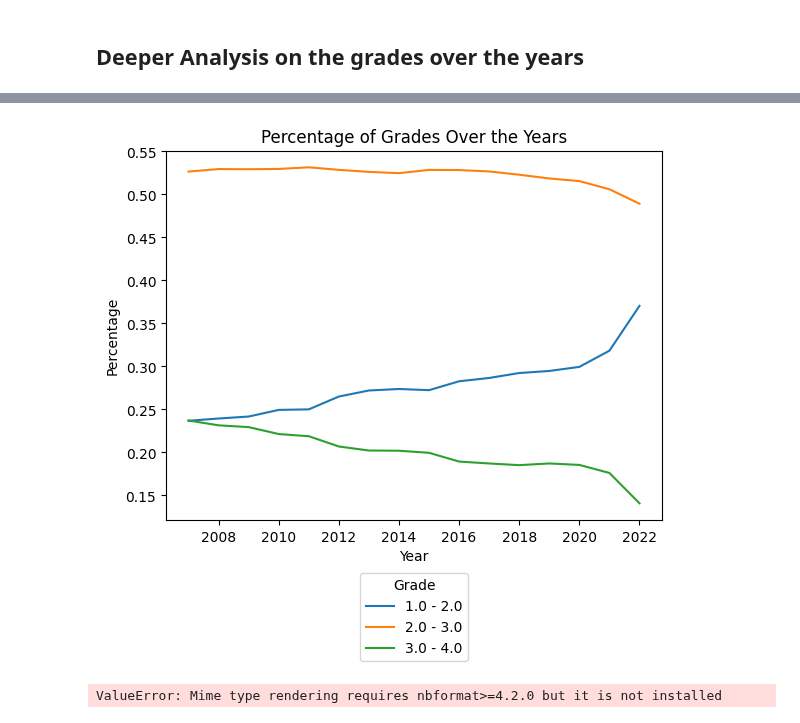
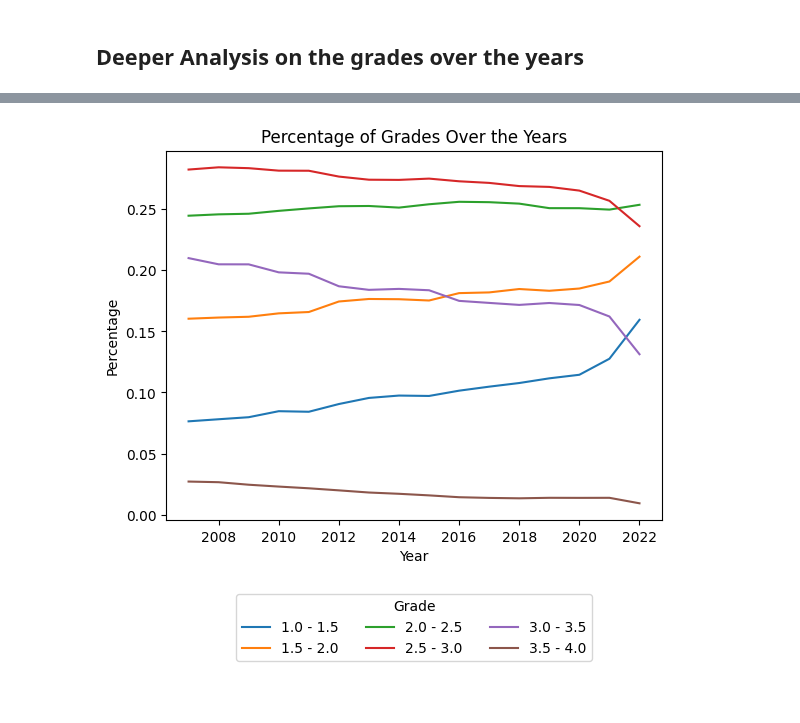
Before and after one commit to KarylReyne/DataLiteracyWS23, a Jupyter notebook: src/data_lit_covid_school/overview_grades.ipynb, the cells around one changed output, grey strips where cells are left out. Saved outputs shown, nothing was run; the diff lists cells and outputs as text; code cells hidden in the pictures.

Commit message:
CHG: Create flexible plot

```diff
--- a/src/data_lit_covid_school/overview_grades.ipynb
+++ b/src/data_lit_covid_school/overview_grades.ipynb
@@ -235,50 +238,34 @@ group_half_grades
 # %%
 import pandas as pd
 import matplotlib.pyplot as plt
+
+STATES = grades_flat.columns.get_level_values(0)
+# STATES = ["BW"]
+GROUP = 0.5
+
+grouped = group_by_grades(grades_flat, GROUP)
 
 def get_percentage_with_grade(data: pd.DataFrame, states: list) -> pd.DataFrame:
     plot_data = pd.DataFrame()
     data_c = data.copy()
     for i, state in enumerate(states):
         if i != 0:
             plot_data += data_c[state]
         else:
             plot_data = data_c[state].copy()
     plot_data = plot_data.apply(lambda col: col / col.sum()).sort_index(axis=1)
     return plot_data.copy()
 
 
-plot_data = get_percentage_with_grade(group_half_grades, grades_flat.columns.get_level_values(0))
+plot_data = get_percentage_with_grade(grouped, STATES)
 
 fig, axs = plt.subplots(1, 1)
 ax = axs
 ax.set_title('Percentage of Grades Over the Years')
 ax.plot(plot_data.T)
 ax.set_xlabel('Year')
 ax.set_ylabel('Percentage')
 ax.legend(title='Grade', loc='lower center', bbox_to_anchor=(0.5, -0.4), ncol=len(plot_data.index) // 2, labels=plot_data.index)
 plt.show()
 # %% [output]
-[figure, old version]
+[figure, new version]
-# %%
-import pandas as pd
-import plotly.express as px
-
-# Example data
-data = pd.DataFrame({
-    'Year': [2019, 2020, 2021],
-    'Grade_A': [30, 40, 35],
-    'Grade_B': [20, 25, 30],
-    'Grade_C': [10, 15, 20]
-})
-
-# Melt the DataFrame to have a 'Grade' column
-melted_data = pd.melt(data, id_vars=['Year'], var_name='Grade', value_name='Percentage')
-
-# Create an interactive bar plot using Plotly Express
-fig = px.bar(melted_data, x='Year', y='Percentage', color='Grade', barmode='group', title='Interactive Grade Percentage Over Years')
-
-# Show the interactive plot in the Jupyter Notebook
-fig.show()
-# %% [output]
-ValueError: Mime type rendering requires nbformat>=4.2.0 but it is not installed
```
Also changed, not shown: parts of 1 cell of this notebook.
